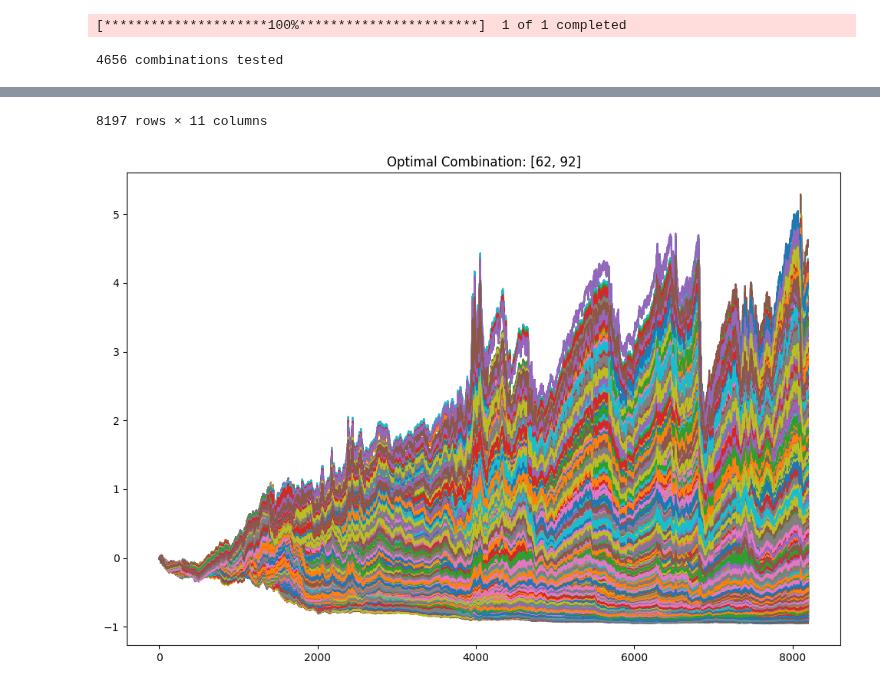
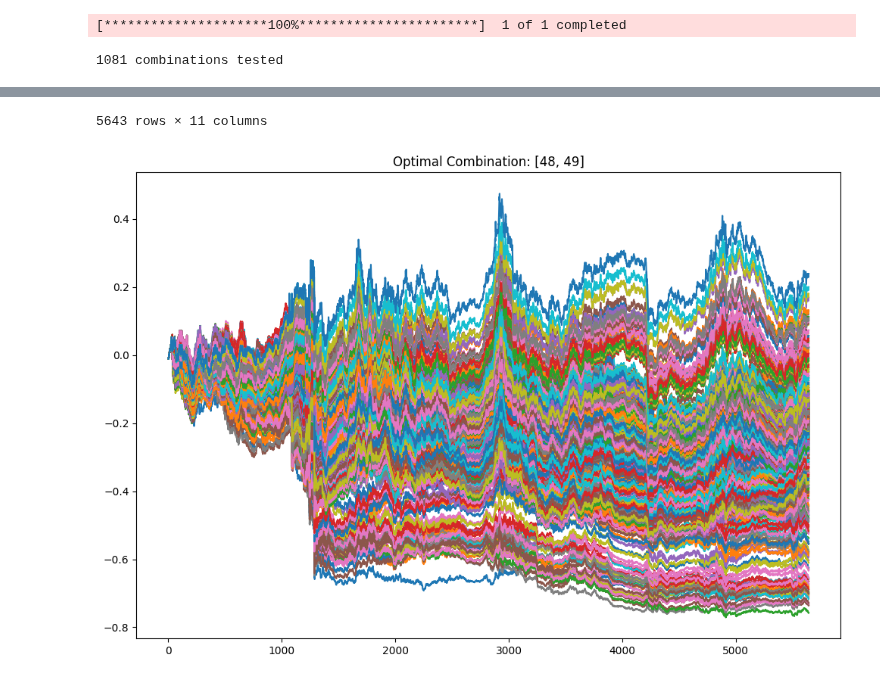
Before and after one commit to franciskamande-ai/MODELS, a Jupyter notebook: MA_Cross2.ipynb, the cells around one changed output, grey strips where cells are left out. Drawn from its saved outputs; the diff is of its cells as text; code cells hidden in the pictures.

```diff
--- a/MA_Cross2.ipynb
+++ b/MA_Cross2.ipynb
@@ -4,7 +4,7 @@ import pandas as pd
 import matplotlib.pyplot as plt
 import numpy as np
 # %%
-TICKER = 'SPY'
+TICKER = 'EURUSD=X'
 INTERVAL='1d'
 
 # set period based on interval
@@ -14,8 +14,8 @@ else:
     PERIOD = 'max'
 LOOKBACK = 10000
 
-FAST = list(range(3, 100))
-SLOW = list(range(4, 100))
+FAST = list(range(3, 50))
+SLOW = list(range(4, 50))
 
 def get_data(ticker=TICKER, lookback=LOOKBACK, interval=INTERVAL):
 
@@ -81,4 +81,4 @@ def main():
 main()
 # %% [output]
 [*********************100%***********************]  1 of 1 completed
-4656 combinations tested
+1081 combinations tested
@@ -97,2 +97,2 @@ main()
-8197 rows × 11 columns
+5643 rows × 11 columns
-[figure, old version]
+[figure, new version]
```
Also changed, not shown: parts of 1 cell of this notebook, 2 other files.
